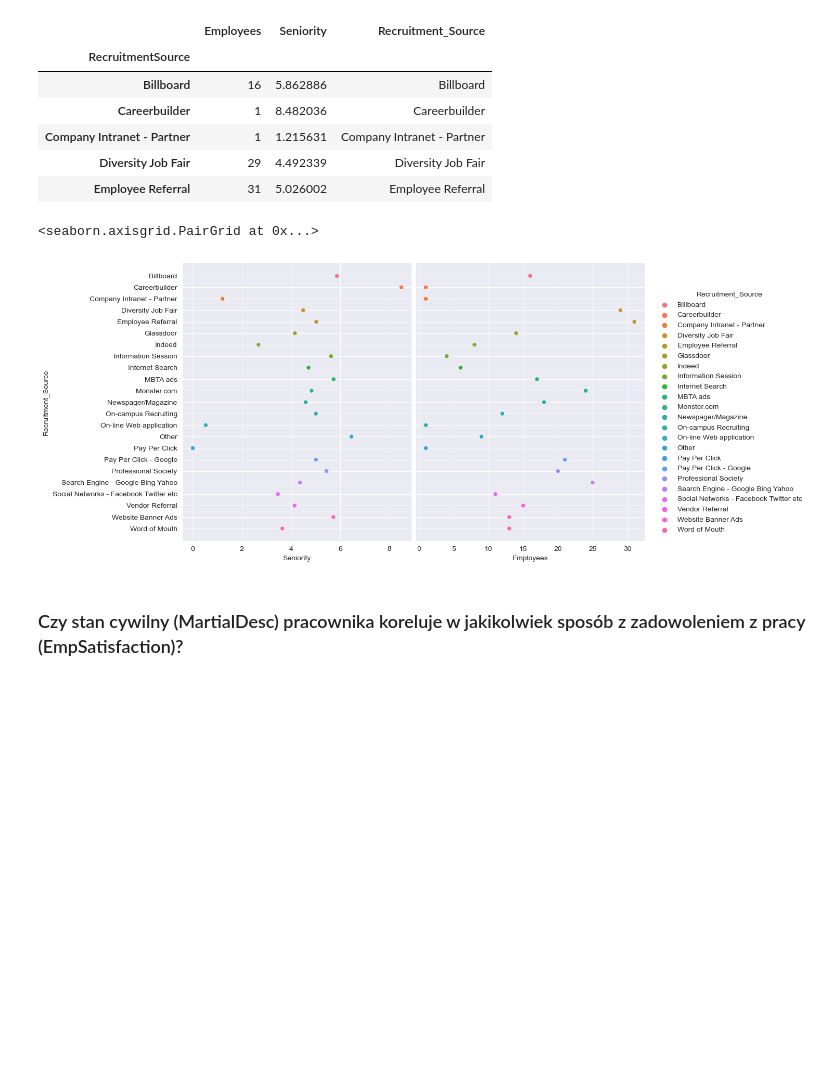
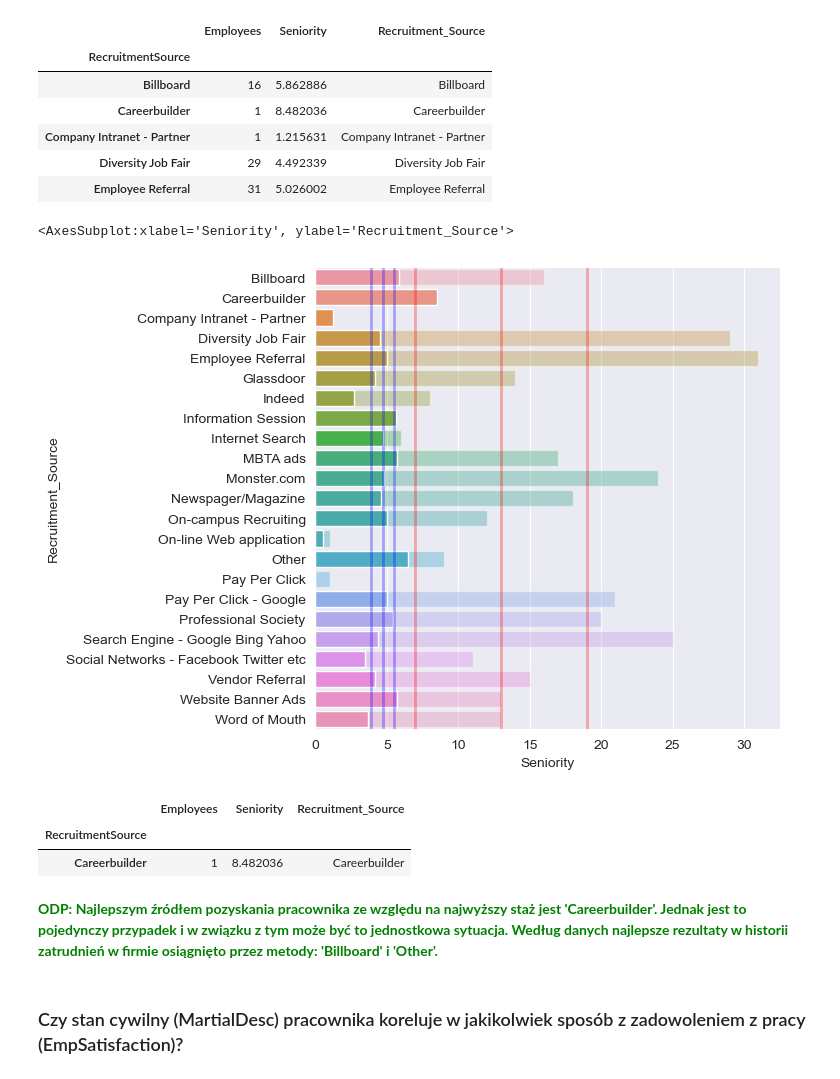
Before and after one commit to kanies89/Kodilla---Module_9.2_Task_1, a Jupyter notebook: Kodilla - Module_9.2_Task_1.ipynb, the cells around one changed output. Saved outputs shown, nothing was run; the diff lists cells and outputs as text; code cells hidden in the pictures; blank space fills up the shorter version.

```diff
--- a/Kodilla - Module_9.2_Task_1.ipynb
+++ b/Kodilla - Module_9.2_Task_1.ipynb
@@ -135,10 +195,22 @@ df_rs.head()
 | Diversity Job Fair | 29 | 4.492339 | Diversity Job Fair |
 | Employee Referral | 31 | 5.026002 | Employee Referral |
 # %%
-sns.pairplot(df_rs, hue='Recruitment_Source', x_vars=['Seniority', 'Employees'], y_vars=['Recruitment_Source'], height=6)
+fig = plt.subplots(figsize=(6, 6))
+plt.vlines(x = df_rs['Seniority'].quantile([0.25,0.5,0.75]), ymin = -1, ymax = 24, color = 'blue',alpha=0.3, linewidth=2)
+plt.vlines(x = df_rs['Employees'].quantile([0.25,0.5,0.75]), ymin = -1, ymax = 24, color = 'red',alpha=0.3, linewidth=2)
+sns.barplot(data=df_rs, x='Employees',y='Recruitment_Source', alpha = 0.4)
+sns.barplot(data=df_rs, x='Seniority',y='Recruitment_Source')
 # %% [output]
-<seaborn.axisgrid.PairGrid at 0x...>
+<AxesSubplot:xlabel='Seniority', ylabel='Recruitment_Source'>
-[figure, old version]
+[figure, new version]
+# %%
+df_rs[df_rs['Recruitment_Source'] == 'Careerbuilder']
+# %% [output]
+|  | Employees | Seniority | Recruitment_Source |
+| RecruitmentSource |  |  |  |
+| Careerbuilder | 1 | 8.482036 | Careerbuilder |
+# %% [markdown]
+<b><font color='green'>ODP: Najlepszym źródłem pozyskania pracownika ze względu na najwyższy staż jest 'Careerbuilder'. Jednak jest to pojedynczy przypadek i w związku z tym może być to jednostkowa sytuacja. Według danych najlepsze rezultaty w historii zatrudnień w firmie osiągnięto przez metody: 'Billboard' i 'Other'.</font></b>
 # %% [markdown]
 ### Czy stan cywilny (MartialDesc) pracownika koreluje w jakikolwiek sposób z zadowoleniem z pracy (EmpSatisfaction)?
 # %%
```
Also changed, not shown: parts of 43 cells of this notebook.
